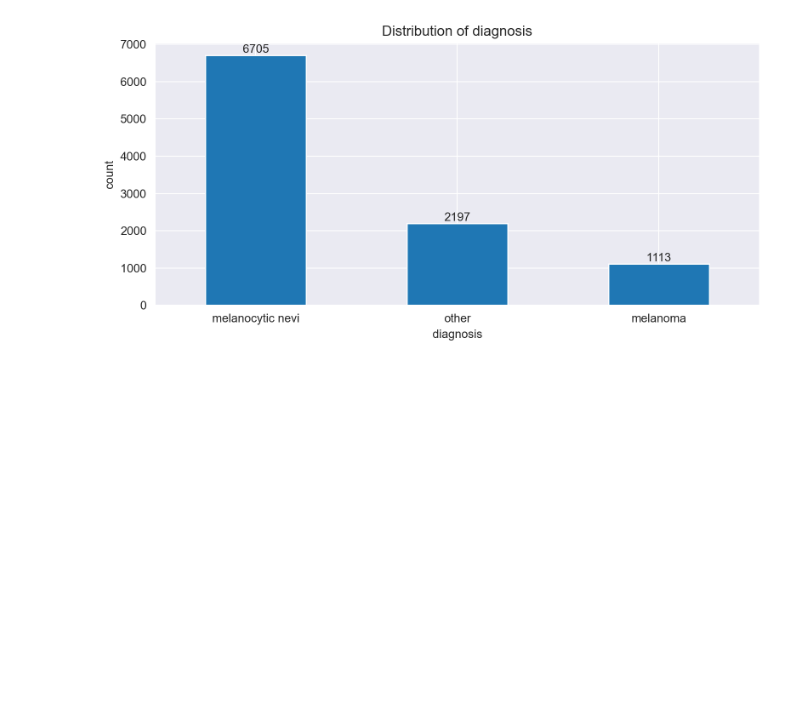
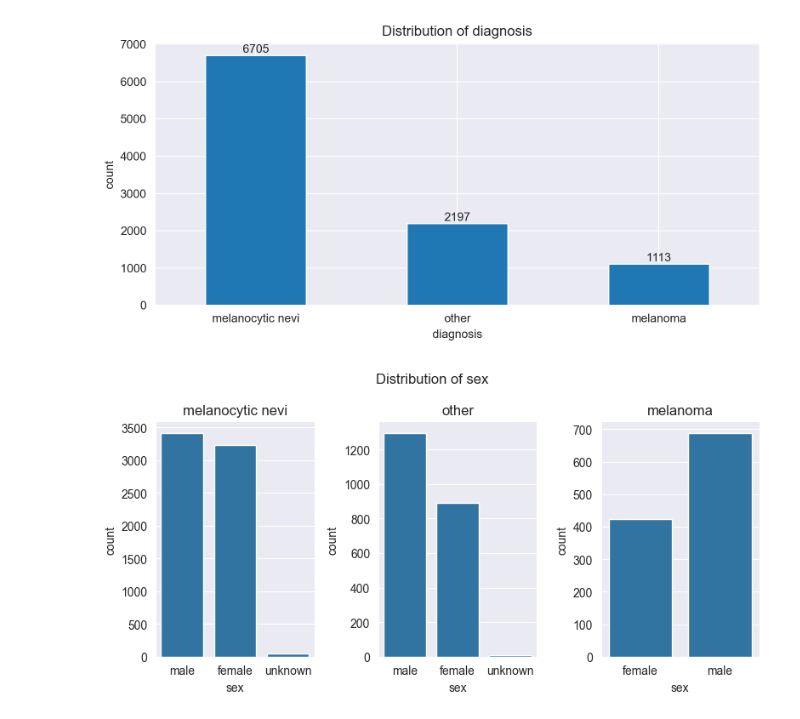
Before and after one commit to natix-x/Skin-cancer-prediction, a Jupyter notebook: metadata_analysis.ipynb, the cells around one changed output. Drawn from its saved outputs; the diff is of its cells as text; code cells hidden in the pictures; blank space fills up the shorter version.

Commit message:
analysis & grouping done

```diff
--- a/metadata_analysis.ipynb
+++ b/metadata_analysis.ipynb
@@ -136,3 +136,7 @@ Name: count, dtype: int64
 count_plot(df2, "diagnosis")
 # %% [output]
 [figure]
+# %%
+group_plot(df2, "sex")
+# %% [output]
+[figure, added]
```
Also changed, not shown: parts of 3 cells of this notebook, 1 other file.
